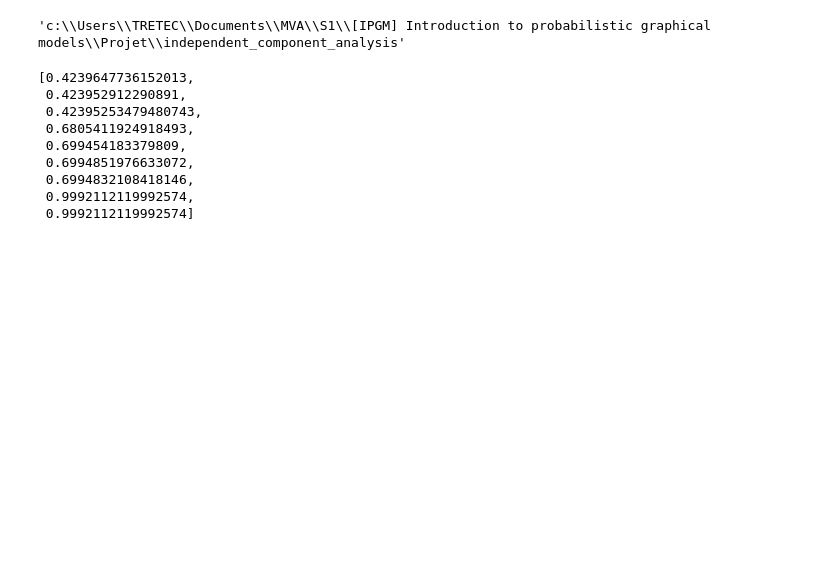
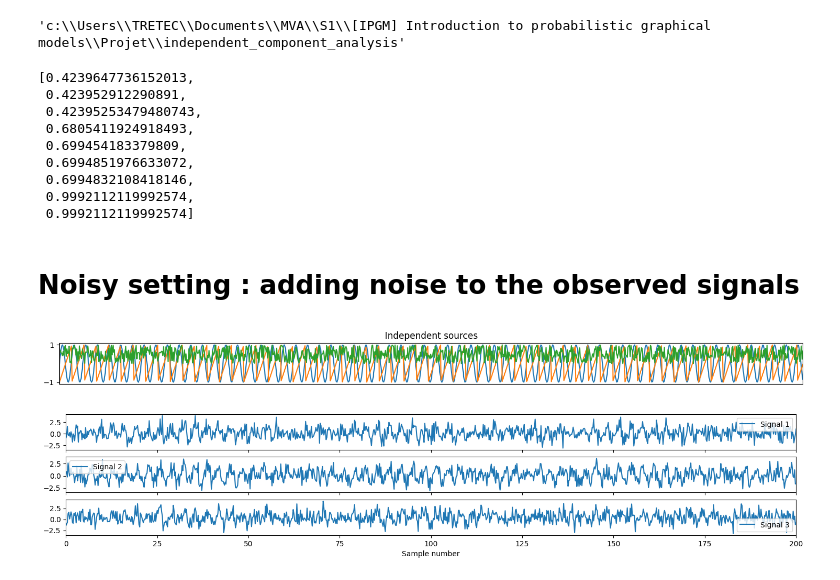
Before and after one commit to ylefay/independent_component_analysis, a Jupyter notebook: experiments/exp0_synthetic-signals/toy_sources.ipynb, the cells around one changed output. Cells and saved outputs as stored; diff of their text form; code cells hidden in the pictures; blank space fills up the shorter version.

```diff
--- a/experiments/exp0_synthetic-signals/toy_sources.ipynb
+++ b/experiments/exp0_synthetic-signals/toy_sources.ipynb
@@ -257,3 +249,5 @@ subplot_code_ = r'''
 file_path = 'report/figures_latex/mcc_toy_sources_fastica.tex'  # Path to save the .tex file
 with open(file_path, 'w') as file:
     file.write(subplot_code_.strip())
+# %% [markdown]
+# Noisy setting : adding noise to the observed signals
@@ -259,0 +283,22 @@ with open(file_path, 'w') as file:
+# %%
+# Plot sources & signals
+fig, ax = plt.subplots(1, 1, figsize=[18, 1])
+ax.plot(t, S.T)
+ax.set_xticks([])
+ax.set_yticks([-1, 1])
+ax.set_xlim(t[0], t[-1])
+ax.tick_params()
+ax.set_title('Independent sources')
+
+fig, ax = plt.subplots(n_signals, 1, figsize=[18, 3], sharex=True)
+for signal_number, observed_signal in enumerate(X):
+    ax[signal_number].plot(t, X[signal_number], label=f"Signal {signal_number + 1}")
+    ax[signal_number].tick_params()
+    ax[signal_number].legend()
+
+ax[-1].set_xlabel('Sample number')
+ax[-1].set_xlim(t[0], t[-1])
+plt.show()
+# %% [output]
+[figure, added]
+[figure, added]
```
Also changed, not shown: parts of 13 cells of this notebook, 15 other files.
